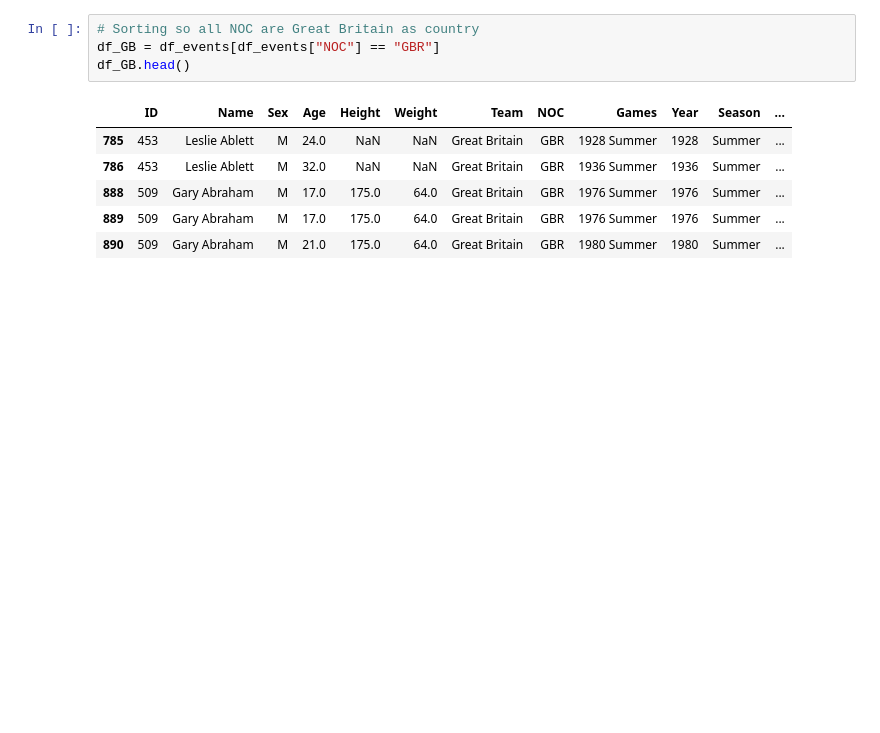
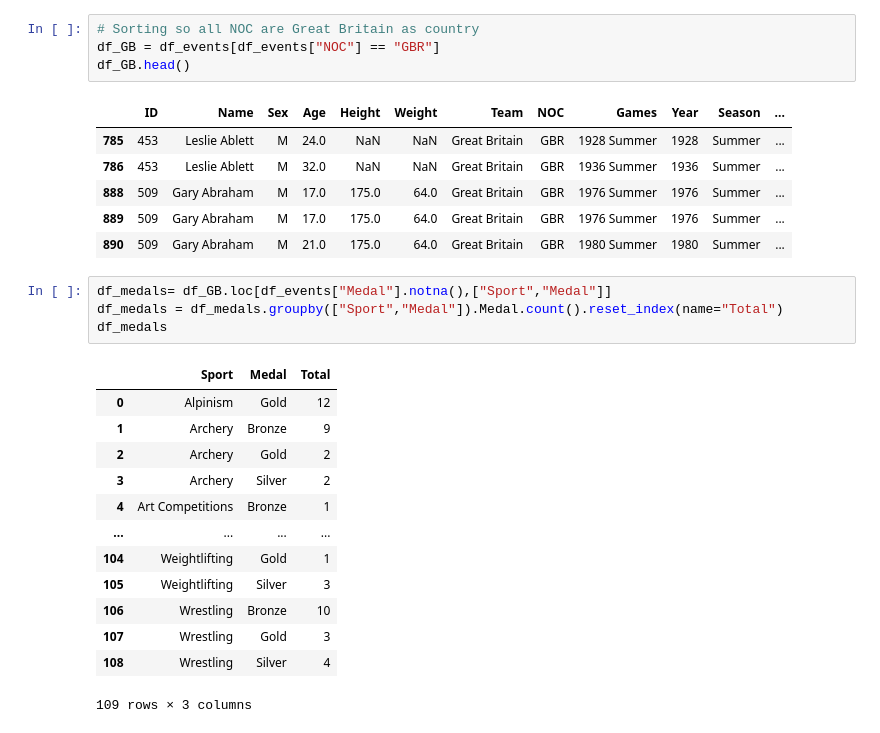
Before and after one commit to SCGlass/Databehandling_project_OS, a Jupyter notebook: Sam/Exercise_1.ipynb, the cells around one changed output. Cells and saved outputs as stored; diff of their text form; blank space fills up the shorter version.

```diff
--- a/Sam/Exercise_1.ipynb
+++ b/Sam/Exercise_1.ipynb
@@ -57,4 +57,22 @@ df_GB.head()
 | 888 | 509 | Gary Abraham | M | 17.0 | 175.0 | 64.0 | Great Britain | GBR | 1976 Summer | 1976 | Summer | ... |
 | 889 | 509 | Gary Abraham | M | 17.0 | 175.0 | 64.0 | Great Britain | GBR | 1976 Summer | 1976 | Summer | ... |
 | 890 | 509 | Gary Abraham | M | 21.0 | 175.0 | 64.0 | Great Britain | GBR | 1980 Summer | 1980 | Summer | ... |
+# %%
+df_medals= df_GB.loc[df_events["Medal"].notna(),["Sport","Medal"]]
+df_medals = df_medals.groupby(["Sport","Medal"]).Medal.count().reset_index(name="Total")
+df_medals
+# %% [output]
+|  | Sport | Medal | Total |
+| 0 | Alpinism | Gold | 12 |
+| 1 | Archery | Bronze | 9 |
+| 2 | Archery | Gold | 2 |
+| 3 | Archery | Silver | 2 |
+| 4 | Art Competitions | Bronze | 1 |
+| ... | ... | ... | ... |
+| 104 | Weightlifting | Gold | 1 |
+| 105 | Weightlifting | Silver | 3 |
+| 106 | Wrestling | Bronze | 10 |
+| 107 | Wrestling | Gold | 3 |
+| 108 | Wrestling | Silver | 4 |
+109 rows × 3 columns
 # %%
```
Also changed, not shown: parts of 3 cells of this notebook.
